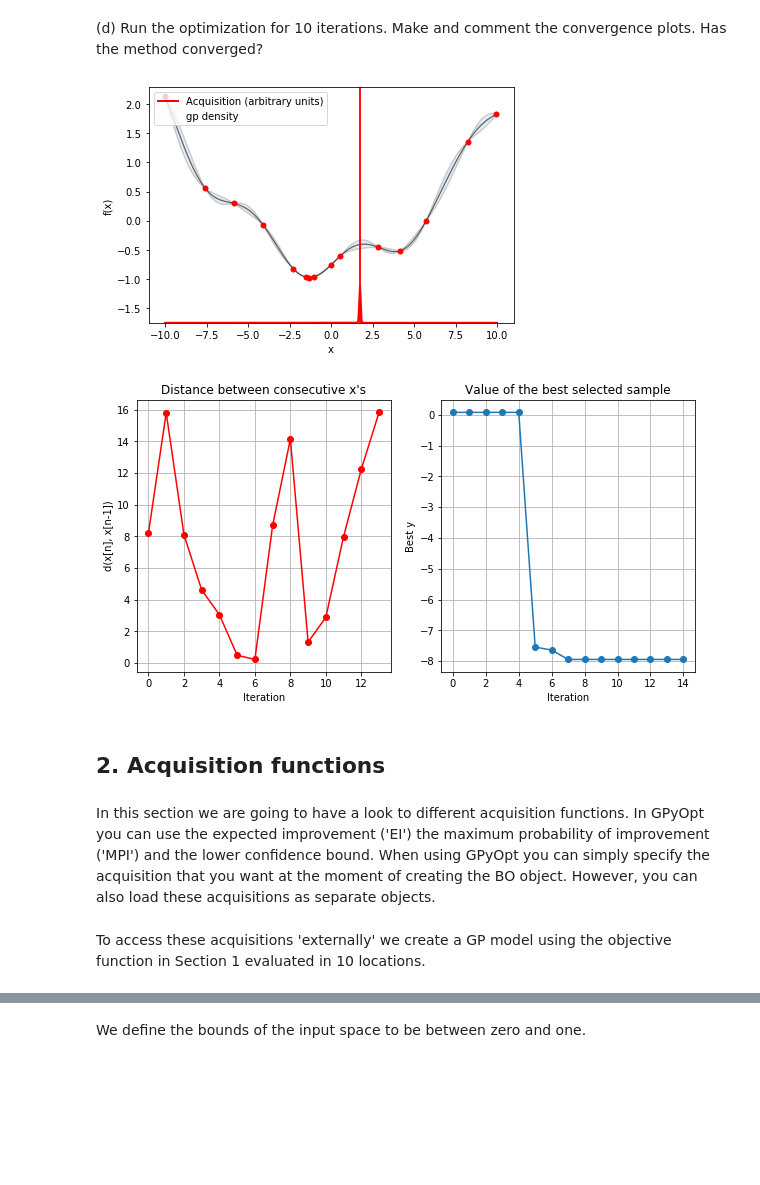
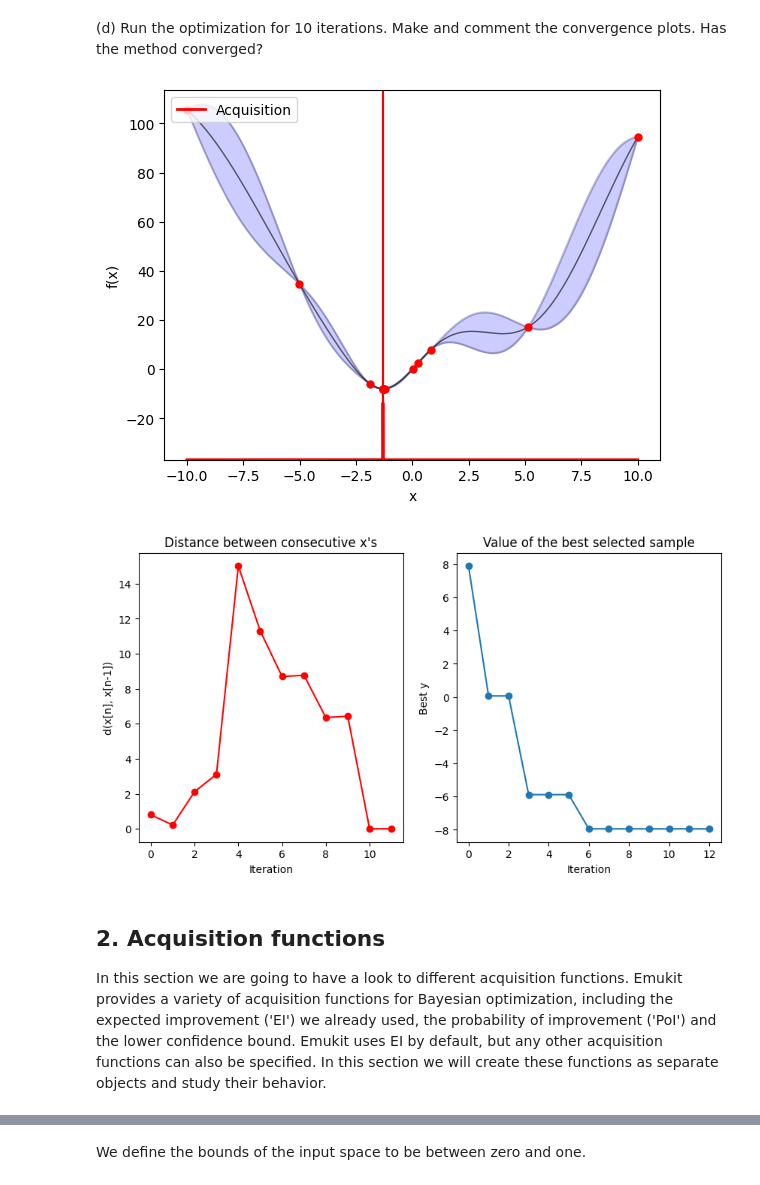
Before and after one commit to gpschool/labs, a Jupyter notebook: answers/lab_3.ipynb, the cells around one changed output, grey strips where cells are left out. Cells and saved outputs as stored; diff of their text form; code cells hidden in the pictures; blank space fills up the shorter version.

```diff
--- a/answers/lab_3.ipynb
+++ b/answers/lab_3.ipynb
@@ -191,0 +370,10 @@ BO_g = GPyOpt.methods.BayesianOptimization(f = g,
+# %%
+def g(x):
+    return x**2 + 10*np.sin(x)
+
+space_g = ParameterSpace([
+    ContinuousParameter('var_1', -10.0, 10.0)
+])
+
+x = np.random.rand(n).reshape(n,1)
+g(x)
@@ -192,17 +391,28 @@ BO_g = GPyOpt.methods.BayesianOptimization(f = g,
+# %%
+from emukit.model_wrappers.gpy_model_wrappers import GPyModelWrapper
+
+X_init = np.random.rand(3).reshape(3, 1)
+Y_init = g(X_init)
+
+k_g = GPy.kern.Matern52(1)
+gpy_model_g = GPy.models.GPRegression(X_init, Y_init, k_g)
+emukit_model_g = GPyModelWrapper(gpy_model_g)
+
+BO_g = BayesianOptimizationLoop(space_g, emukit_model_g)
 # %% [markdown]
 (c) For stability reasons, constrain the noise of the model to be 10e-4.
 # %%
-BO_g.model.noise_var = 0.0001
+gpy_model_g.noise_var = 0.0001
 # %% [markdown]
 (d) Run the optimization for 10 iterations. Make and comment the convergence plots. Has the method converged?
 # %%
-BO_g.run_optimization(10)
-BO_g.plot_acquisition()
-BO_g.plot_convergence()
+BO_g.run_loop(g, 10)
+plot_acquisition(BO_g, space_g)
+plot_convergence(BO_g.loop_state.X, BO_g.loop_state.Y)
 # %% [output]
-[figure, old version]
+[figure, new version]
-[figure, old version]
+[figure, new version]
-# %% [markdown]
-## 2. Acquisition functions
 # %% [markdown]
-In this section we are going to have a look to different acquisition functions. In GPyOpt you can use the expected improvement ('EI') the maximum probability of improvement ('MPI') and the lower confidence bound. When using GPyOpt you can simply specify the acquisition that you want at the moment of creating the BO object. However, you can also load these acquisitions as separate objects.
+## 2. Acquisition functions
+
+In this section we are going to have a look to different acquisition functions. Emukit provides a variety of acquisition functions for Bayesian optimization, including the expected improvement ('EI') we already used, the probability of improvement ('PoI') and the lower confidence bound. Emukit uses EI by default, but any other acquisition functions can also be specified. In this section we will create these functions as separate objects and study their behavior.
@@ -211,5 +419,3 @@ from GPyOpt.acquisitions import AcquisitionEI, AcquisitionLCB, AcquisitionMPI
-# %% [markdown]
-To access these acquisitions 'externally' we create a GP model using the objective function in Section 1 evaluated in 10 locations.
 # %%
 seed(1234)
 n = 10
```
Also changed, not shown: parts of 87 cells of this notebook, 2 other files.
